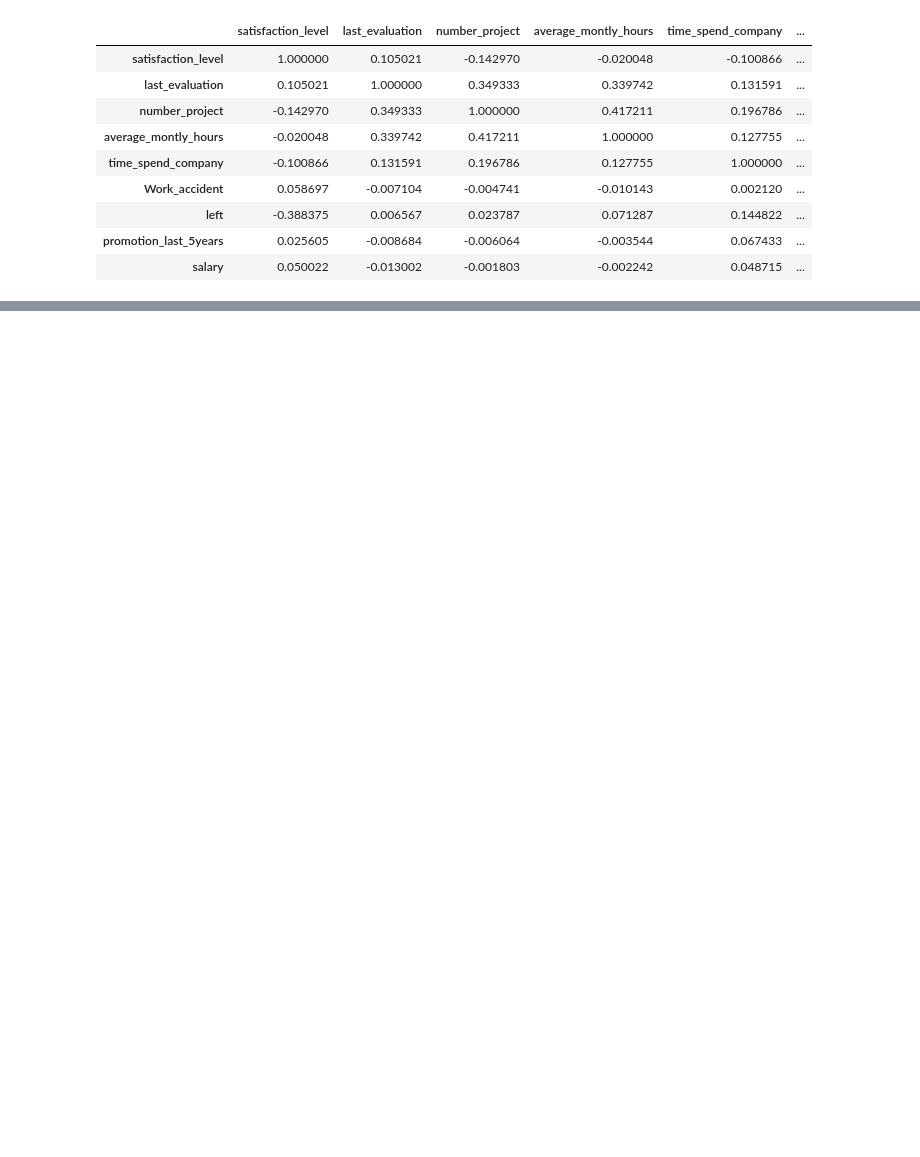
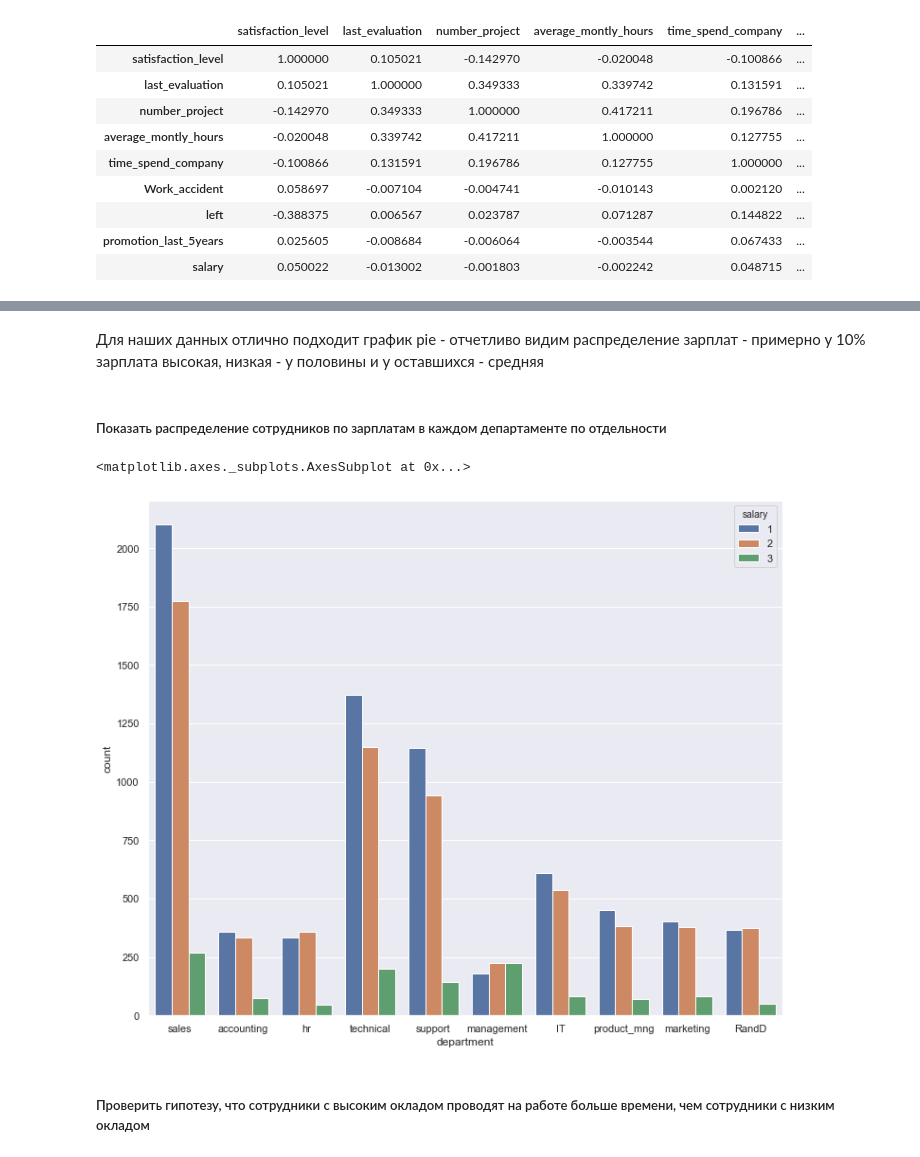
Before and after one commit to katerina-f/NetologyPYDA, a Jupyter notebook: 22_diploma/Untitled.ipynb, the cells around one changed output, grey strips where cells are left out. Cells and saved outputs as stored; diff of their text form; code cells hidden in the pictures; blank space fills up the shorter version.

```diff
--- a/22_diploma/Untitled.ipynb
+++ b/22_diploma/Untitled.ipynb
@@ -93,0 +114,12 @@ sns.pairplot(data.iloc[:,0:4])
+# %% [markdown]
+Для наших данных отлично подходит график pie - отчетливо видим распределение зарплат - примерно у 10% зарплата высокая, низкая - у половины и у оставшихся - средняя
+# %% [markdown]
+##### Показать распределение сотрудников по зарплатам в каждом департаменте по отдельности
+# %%
+sns.set(rc={'figure.figsize':(12, 10)})
+sns.countplot(x = 'department', hue = 'salary', data = data)
+# %% [output]
+<matplotlib.axes._subplots.AxesSubplot at 0x...>
+[figure, added]
+# %% [markdown]
+##### Проверить гипотезу, что сотрудники с высоким окладом проводят на работе больше времени, чем сотрудники с низким окладом
```
Also changed, not shown: parts of 17 cells of this notebook, 4 other files.
